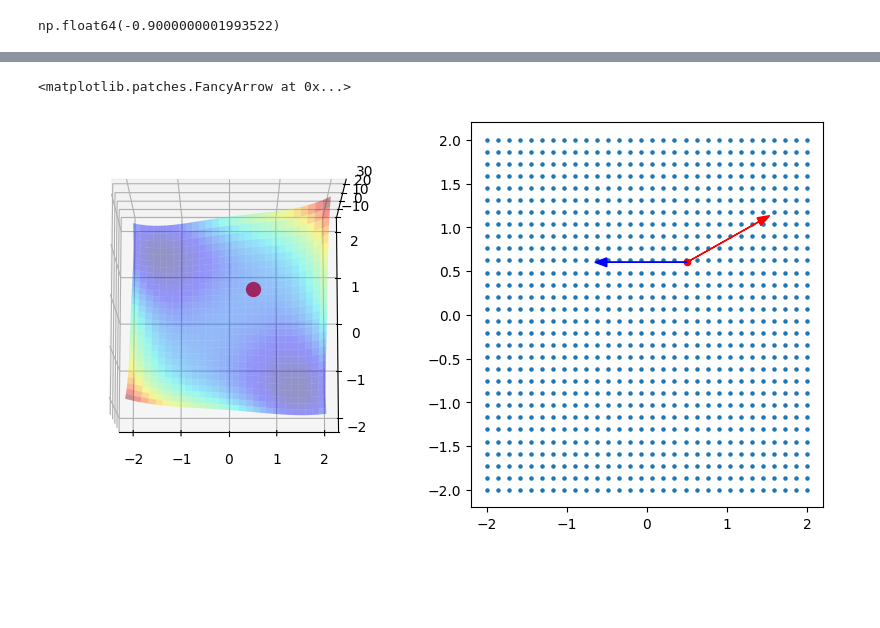
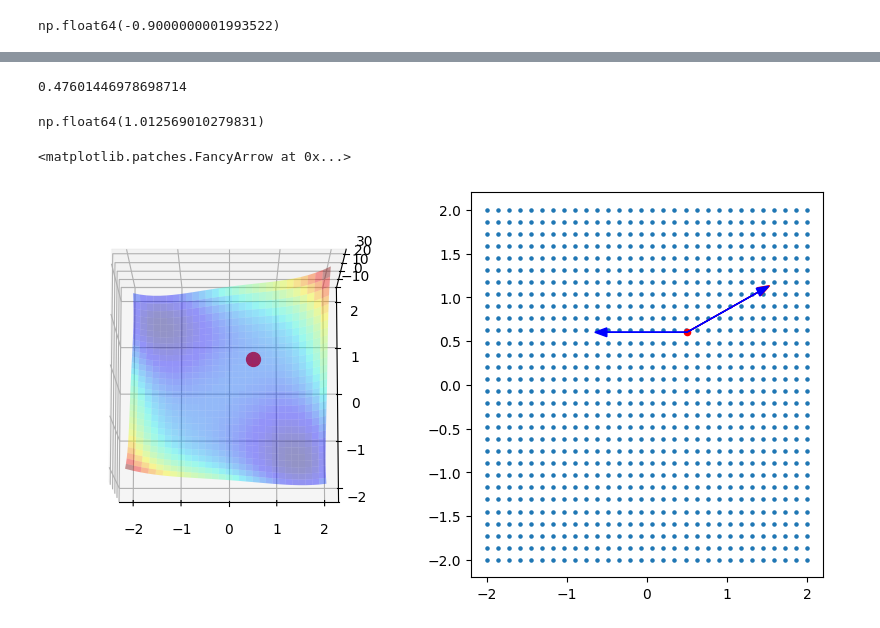
Before and after one commit to asegura4488/MetodosComputacionalesI2025, a Jupyter notebook: Semana5/DerivadaDireccional1.ipynb, the cells around one changed output, grey strips where cells are left out. Drawn from its saved outputs; the diff is of its cells as text; code cells hidden in the pictures; blank space fills up the shorter version.

```diff
--- a/Semana5/DerivadaDireccional1.ipynb
+++ b/Semana5/DerivadaDireccional1.ipynb
@@ -56,15 +62,25 @@ np.float64(-0.9000000001993522)
+# %%
+orientaciongrad = np.arctan(Gradient(x0,y0)[1]/Gradient(x0,y0)[0])
+print(orientaciongrad)
+# %% [output]
+0.47601446978698714
+# %%
+Getdf(x0,y0,orientaciongrad)
+# %% [output]
+np.float64(1.012569010279831)
 # %%
 fig = plt.figure(figsize=(10,5))
 ax = fig.add_subplot(121, projection='3d',elev = 80, azim = 270)
 ax1 = fig.add_subplot(122 )
 
 ax.plot_surface(X,Y,f2(X,Y),cmap='jet',alpha=0.4)
 ax.scatter(x0,y0,f2(x0,y0),color='r',s=100)
 
 ax1.scatter(X,Y,s=5)
 ax1.scatter(x0,y0,color='r',s=20)
 ax1.arrow(x0,y0,Gradient(x0,y0)[0],Gradient(x0,y0)[1],color='r',head_width=0.1)
 ax1.arrow(x0,y0,u(theta)[0],u(theta)[1],color='b',head_width=0.1)
+ax1.arrow(x0,y0,u(orientaciongrad)[0],u(orientaciongrad)[1],color='b',head_width=0.1)
 # %% [output]
 <matplotlib.patches.FancyArrow at 0x...>
-[figure, old version]
+[figure, new version]
```
Also changed, not shown: parts of 1 cell of this notebook.
